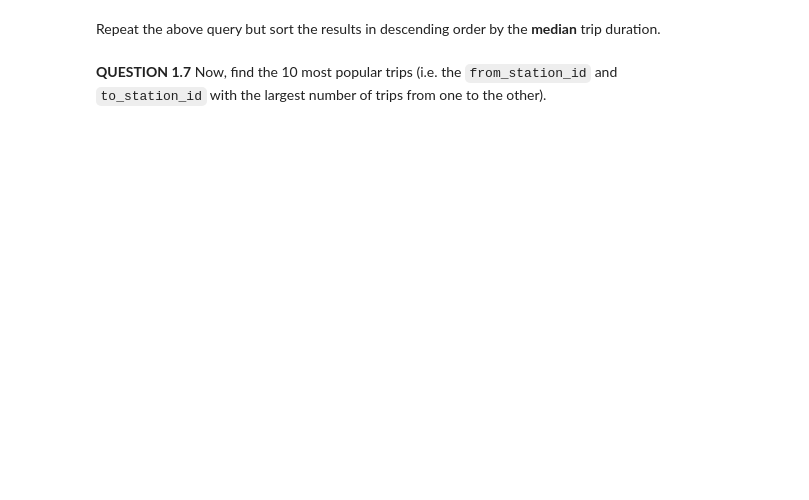
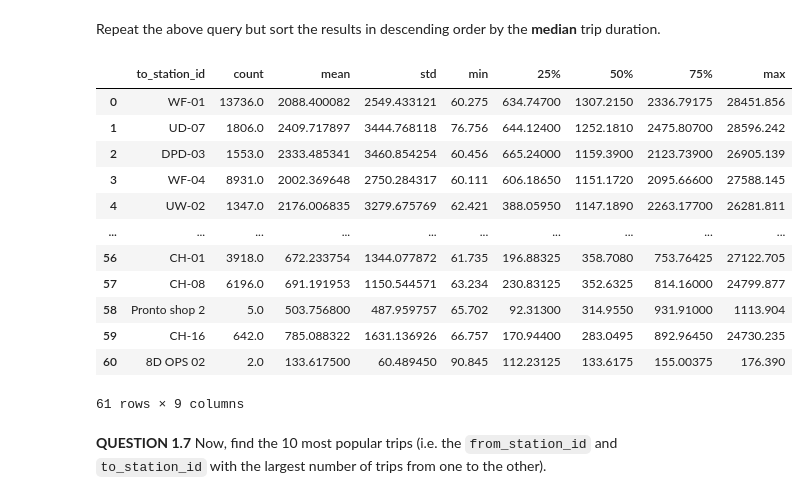
Before and after one commit to brandonowens24/MIS5470_cycleshare_plants, a Jupyter notebook: hw4_p1_eda_pronto/hw4_cycleshare_python-problem_owens.ipynb, the cells around one changed output. Cells and saved outputs as stored; diff of their text form; code cells hidden in the pictures; blank space fills up the shorter version.

```diff
--- a/hw4_p1_eda_pronto/hw4_cycleshare_python-problem_owens.ipynb
+++ b/hw4_p1_eda_pronto/hw4_cycleshare_python-problem_owens.ipynb
@@ -116,3 +258,20 @@ Repeat the above query but sort the results in descending order by the **median*
+# %%
+# Sorted version
+trip_df.groupby("to_station_id")["tripduration"].describe().sort_values(by="50%", ascending=False).reset_index()
+# %% [output]
+|  | to_station_id | count | mean | std | min | 25% | 50% | 75% | max |
+| 0 | WF-01 | 13736.0 | 2088.400082 | 2549.433121 | 60.275 | 634.74700 | 1307.2150 | 2336.79175 | 28451.856 |
+| 1 | UD-07 | 1806.0 | 2409.717897 | 3444.768118 | 76.756 | 644.12400 | 1252.1810 | 2475.80700 | 28596.242 |
+| 2 | DPD-03 | 1553.0 | 2333.485341 | 3460.854254 | 60.456 | 665.24000 | 1159.3900 | 2123.73900 | 26905.139 |
+| 3 | WF-04 | 8931.0 | 2002.369648 | 2750.284317 | 60.111 | 606.18650 | 1151.1720 | 2095.66600 | 27588.145 |
+| 4 | UW-02 | 1347.0 | 2176.006835 | 3279.675769 | 62.421 | 388.05950 | 1147.1890 | 2263.17700 | 26281.811 |
+| ... | ... | ... | ... | ... | ... | ... | ... | ... | ... |
+| 56 | CH-01 | 3918.0 | 672.233754 | 1344.077872 | 61.735 | 196.88325 | 358.7080 | 753.76425 | 27122.705 |
+| 57 | CH-08 | 6196.0 | 691.191953 | 1150.544571 | 63.234 | 230.83125 | 352.6325 | 814.16000 | 24799.877 |
+| 58 | Pronto shop 2 | 5.0 | 503.756800 | 487.959757 | 65.702 | 92.31300 | 314.9550 | 931.91000 | 1113.904 |
+| 59 | CH-16 | 642.0 | 785.088322 | 1631.136926 | 66.757 | 170.94400 | 283.0495 | 892.96450 | 24730.235 |
+| 60 | 8D OPS 02 | 2.0 | 133.617500 | 60.489450 | 90.845 | 112.23125 | 133.6175 | 155.00375 | 176.390 |
+61 rows × 9 columns
 # %% [markdown]
 **QUESTION 1.7** Now, find the 10 most popular trips (i.e. the `from_station_id` and `to_station_id` with the
 largest number of trips from one to the other).
```
Also changed, not shown: parts of 22 cells of this notebook.
